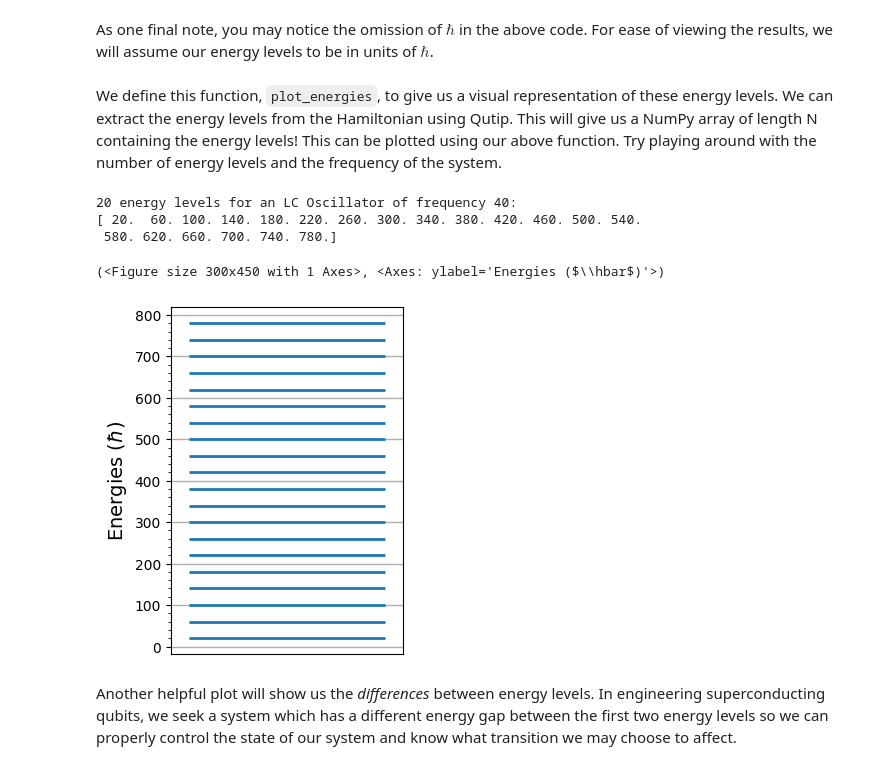
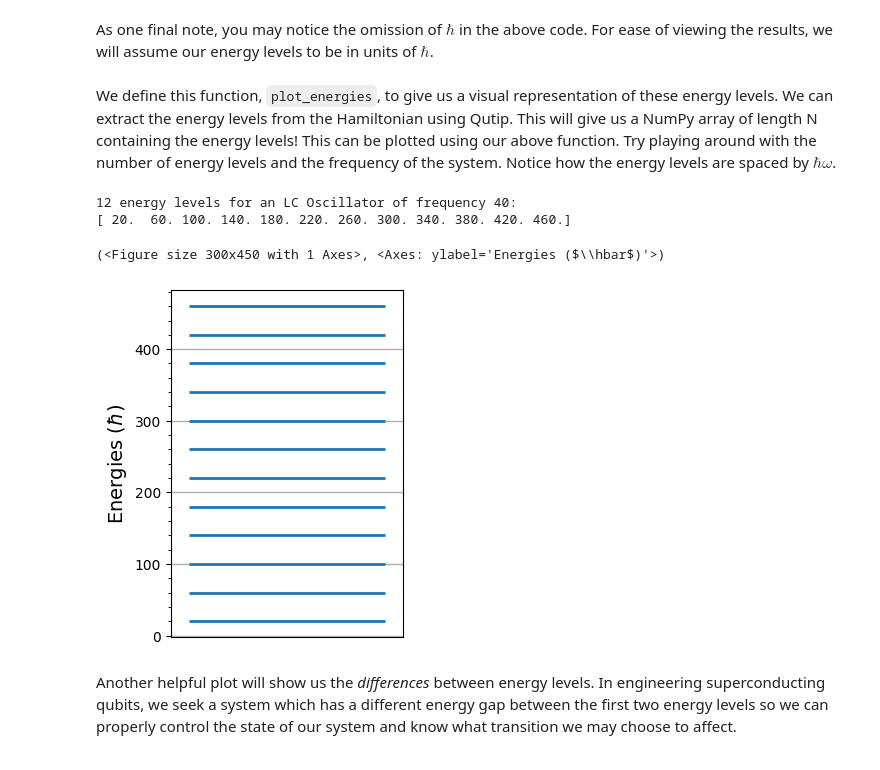
Before and after one commit to Khosmos3/Superconducting-Qubits, a Jupyter notebook: superconducting.ipynb, the cells around one changed output. Cells and saved outputs as stored; diff of their text form; code cells hidden in the pictures.

````diff
--- a/superconducting.ipynb
+++ b/superconducting.ipynb
@@ -71,22 +71,21 @@ def plot_energies(energies):
 
     return fig, ax
 # %% [markdown]
-We define this function, ```plot_energies```, to give us a visual representation of these energy levels. We can extract the energy levels from the Hamiltonian using Qutip. This will give us a NumPy array of length N containing the energy levels! This can be plotted using our above function. Try playing around with the number of energy levels and the frequency of the system.
+We define this function, ```plot_energies```, to give us a visual representation of these energy levels. We can extract the energy levels from the Hamiltonian using Qutip. This will give us a NumPy array of length N containing the energy levels! This can be plotted using our above function. Try playing around with the number of energy levels and the frequency of the system. Notice how the energy levels are spaced by $\hbar\omega$.
 # %%
-w = 40
-N = 20
+w = 40 # 40 Hz
+N = 12
 
 energies = (np.array(lc_oscillator(w, N).eigenenergies()))
 
 print(f"{N} energy levels for an LC Oscillator of frequency {w}:\n{energies}")
 
 plot_energies(energies)
 # %% [output]
-20 energy levels for an LC Oscillator of frequency 40:
-[ 20.  60. 100. 140. 180. 220. 260. 300. 340. 380. 420. 460. 500. 540.
- 580. 620. 660. 700. 740. 780.]
+12 energy levels for an LC Oscillator of frequency 40:
+[ 20.  60. 100. 140. 180. 220. 260. 300. 340. 380. 420. 460.]
 (<Figure size 300x450 with 1 Axes>, <Axes: ylabel='Energies ($\\hbar$)'>)
-[figure, old version]
+[figure, new version]
 # %% [markdown]
 Another helpful plot will show us the *differences* between energy levels. In engineering superconducting qubits, we seek a system which has a different energy gap between the first two energy levels so we can properly control the state of our system and know what transition we may choose to affect.
 # %%
````
Also changed, not shown: parts of 12 cells of this notebook.
